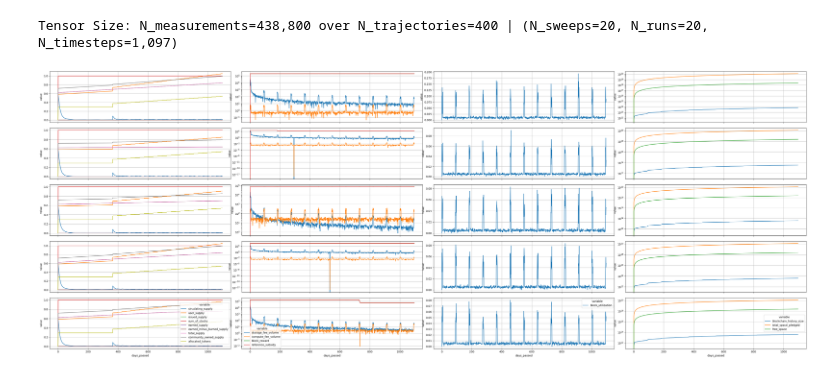
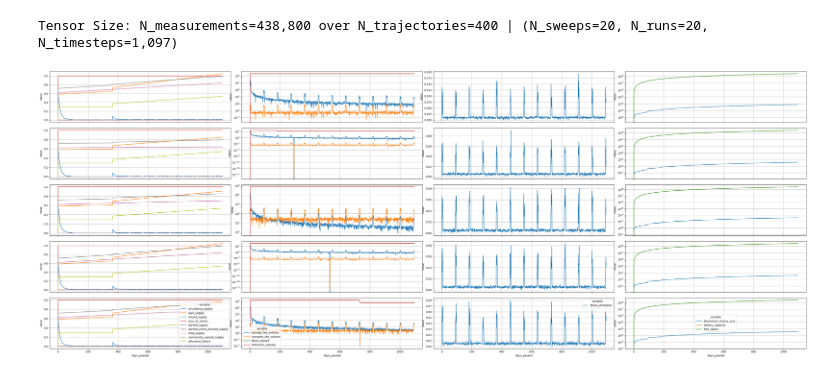
Before and after one commit to BlockScience/subspace, a Jupyter notebook: notebooks/exploratory/inspect_psuu_timestep_tensor.ipynb, the cells around one changed output. Saved outputs shown, nothing was run; the diff lists cells and outputs as text; code cells hidden in the pictures.

```diff
--- a/notebooks/exploratory/inspect_psuu_timestep_tensor.ipynb
+++ b/notebooks/exploratory/inspect_psuu_timestep_tensor.ipynb
@@ -36,7 +36,6 @@ groupings = list(sim_df.groupby(['simulation', 'subset', 'run']))
 trajectory_dfs = [el[1] for el in groupings]
 # %%
 from subspace_model.const import MAX_CREDIT_ISSUANCE
-traj_df = trajectory_dfs[0]
 
 cols_1 = ['circulating_supply', 'user_supply', 'issued_supply',
        'sum_of_stocks', 'earned_supply', 'earned_minus_burned_supply',
@@ -46,7 +45,7 @@ cols_2 = ['storage_fee_volume', 'compute_fee_volume', 'block_reward', 'reference
 
 cols_3 = ['block_utilization']
 
-cols_4 = ['blockchain_history_size', 'total_space_pledged', 'free_space']
+cols_4 = ['blockchain_history_size', 'history_capacity', 'free_space']
 
 N_subsets = 5
 N_cols = 4
@@ -56,7 +55,7 @@ size_per_row = 3
 fig, axes = plt.subplots(nrows=N_subsets, ncols=N_cols, figsize=(N_cols*size_per_col, N_subsets*size_per_row), sharex=True)
 fig.tight_layout()
 for i in range(N_subsets):
-    traj_df = trajectory_dfs[i]
+    traj_df = trajectory_dfs[i].assign(history_capacity=lambda df: df['total_space_pledged'] / 50)
 
     melted_df = traj_df.reset_index().melt(id_vars=['days_passed'], value_vars=cols_1)
     melted_df['value'] /= MAX_CREDIT_ISSUANCE
@@ -67,31 +66,31 @@ for i in range(N_subsets):
      ax.get_legend().remove()
 
     ax = axes[i][1]
     melted_df = traj_df.reset_index().melt(id_vars=['days_passed'], value_vars=cols_2)
     sns.lineplot(melted_df, x='days_passed', y='value', hue='variable', ax=ax)
     ax.grid()
     ax.set_yscale('log')
     if i < N_subsets - 1:
      ax.get_legend().remove()
 
 
     melted_df = traj_df.reset_index().melt(id_vars=['days_passed'], value_vars=cols_3)
     melted_df['value']
     ax=axes[i][2]
     sns.lineplot(melted_df, x='days_passed', y='value', hue='variable', ax=ax)
     ax.grid()
     if i < N_subsets - 1:
      ax.get_legend().remove()
 
     ax = axes[i][3]
     melted_df = traj_df.reset_index().melt(id_vars=['days_passed'], value_vars=cols_4)
     sns.lineplot(melted_df, x='days_passed', y='value', hue='variable', ax=ax)
     ax.grid()
     ax.set_yscale('log')
     if i < N_subsets - 1:
      ax.get_legend().remove()
 
 
 plt.show()
 # %% [output]
-[figure, old version]
+[figure, new version]
```
Also changed, not shown: 3 other files.
